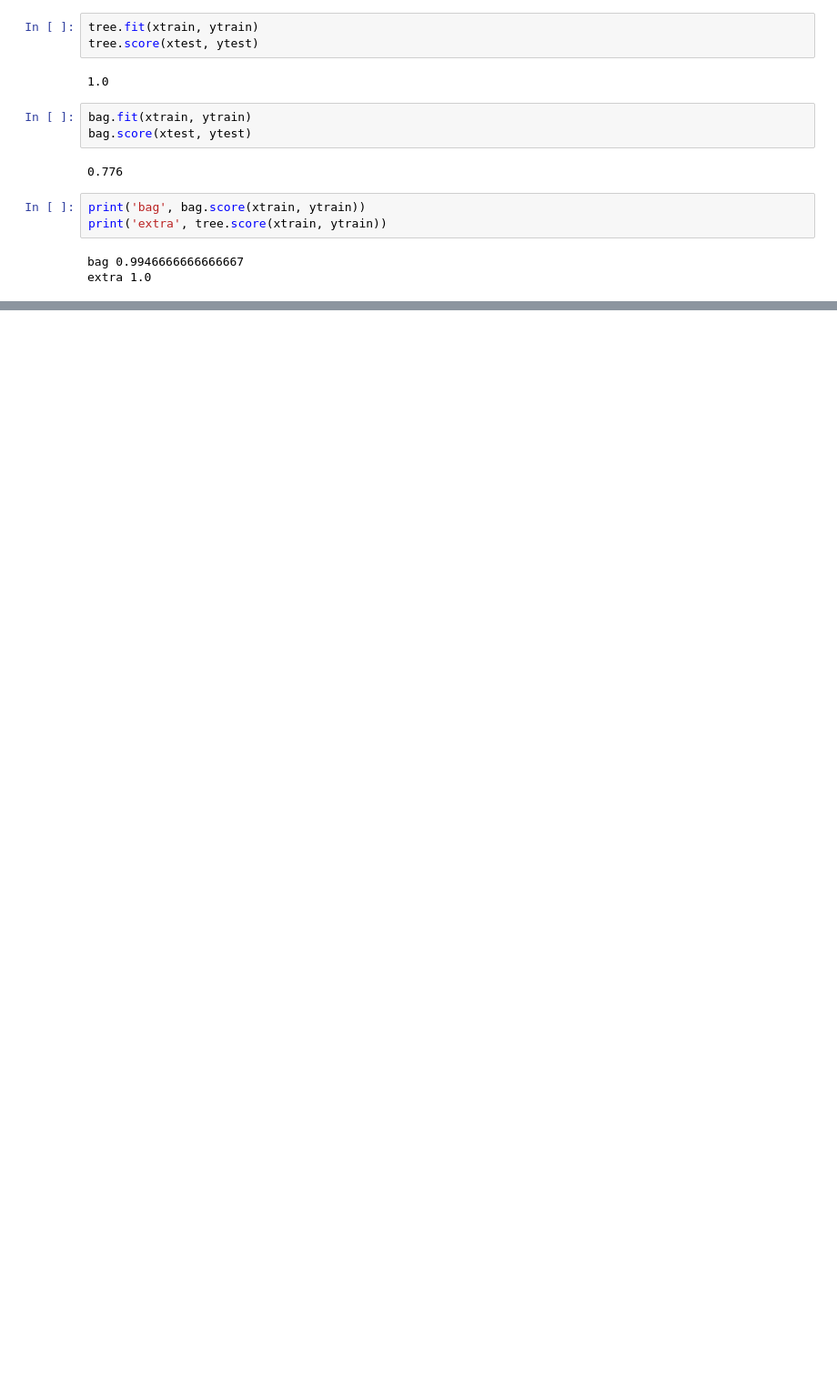
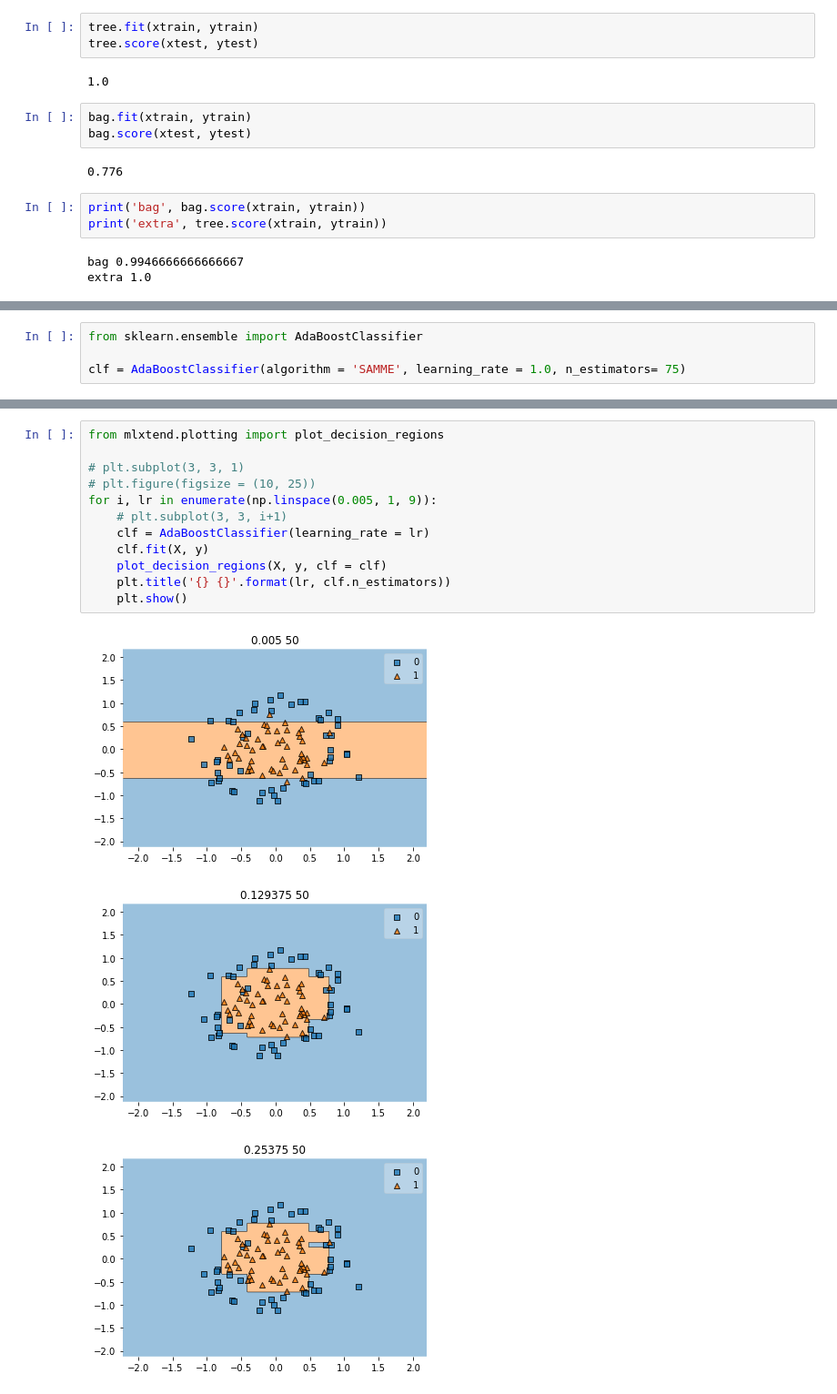
Before and after one commit to Diwakar-Gupta/LrcDataScience, a Jupyter notebook: 22-02-03-Ensemble/Codes.ipynb, the cells around one changed output, grey strips where cells are left out. Shown: that part at 91% size. Cells and saved outputs as stored; diff of their text form; blank space fills up the shorter version.

Commit message:
ensemble codes

```diff
--- a/22-02-03-Ensemble/Codes.ipynb
+++ b/22-02-03-Ensemble/Codes.ipynb
@@ -222,0 +250,4 @@ extra 1.0
+# %%
+from sklearn.ensemble import AdaBoostClassifier
+
+clf = AdaBoostClassifier(algorithm = 'SAMME', learning_rate = 1.0, n_estimators= 75)
@@ -222,0 +309,16 @@ extra 1.0
+# %%
+from mlxtend.plotting import plot_decision_regions
+
+# plt.subplot(3, 3, 1)
+# plt.figure(figsize = (10, 25))
+for i, lr in enumerate(np.linspace(0.005, 1, 9)):
+    # plt.subplot(3, 3, i+1)
+    clf = AdaBoostClassifier(learning_rate = lr)
+    clf.fit(X, y)
+    plot_decision_regions(X, y, clf = clf)
+    plt.title('{} {}'.format(lr, clf.n_estimators))
+    plt.show()
+# %% [output]
+[figure, added]
+[figure, added]
+[figure, added]
```
Also changed, not shown: parts of 14 cells of this notebook.
